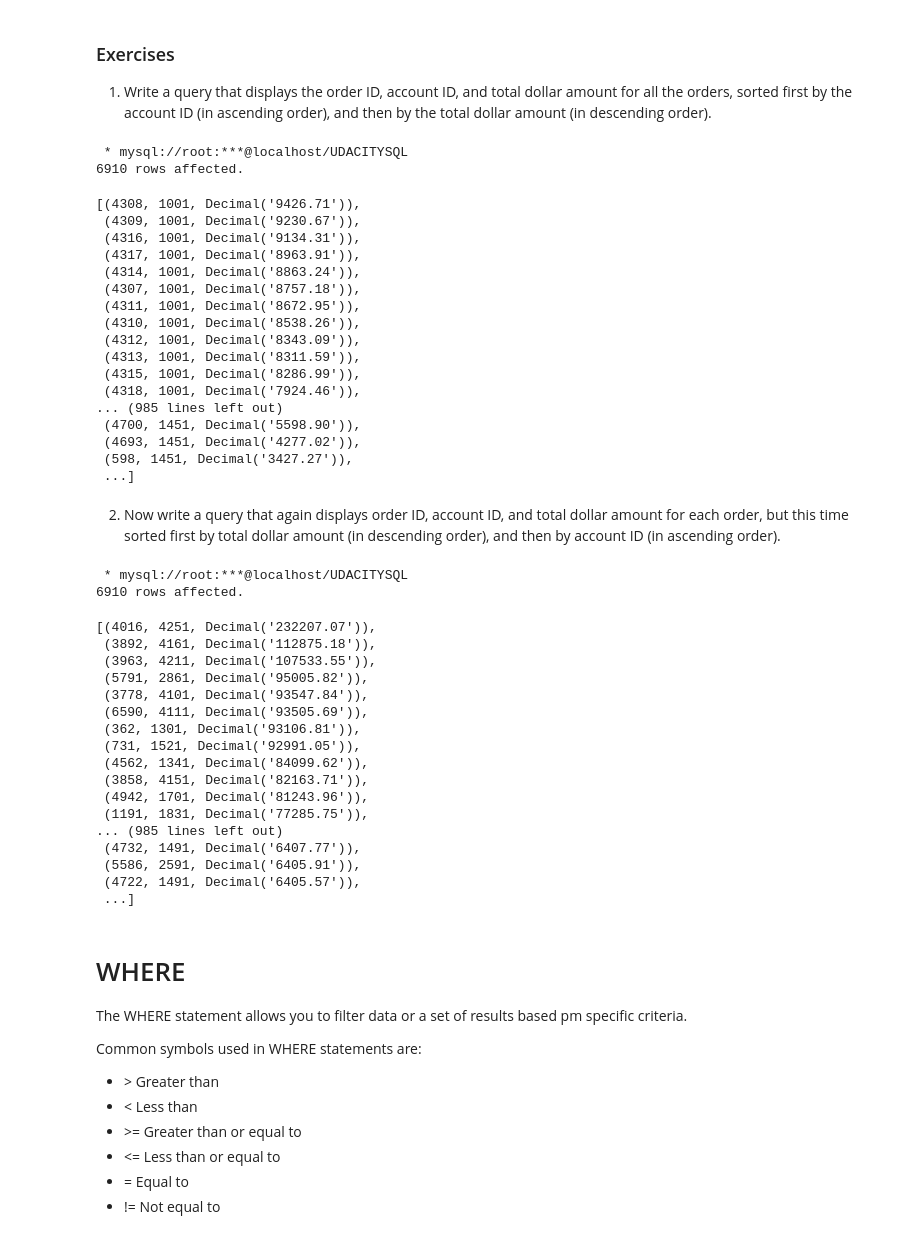
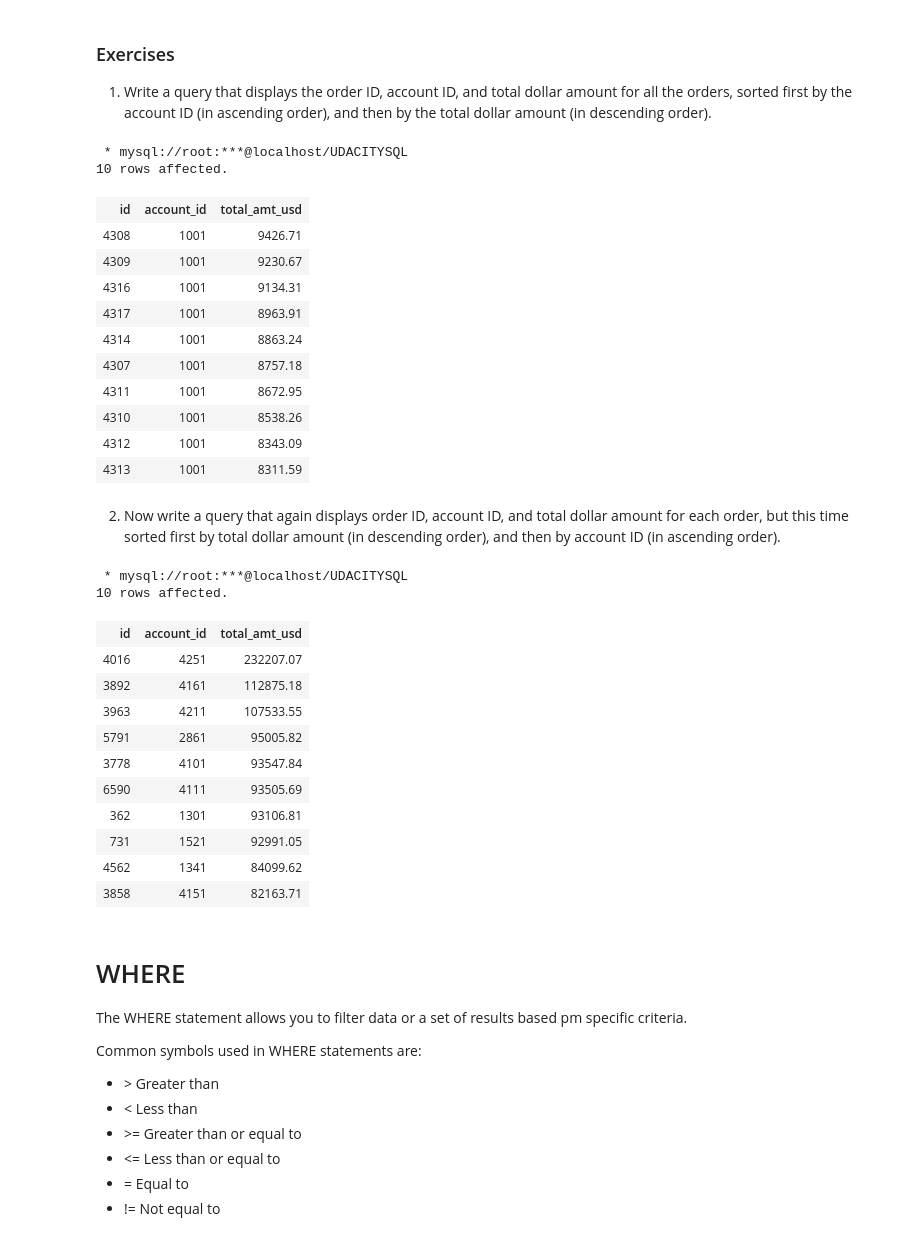
Before and after one commit to EmilyMaPe/SQL-for-Data-Analytics, a Jupyter notebook: BASIC SQL.ipynb, the cells around one changed output. Drawn from its saved outputs; the diff is of its cells as text; code cells hidden in the pictures.

```diff
--- a/BASIC SQL.ipynb
+++ b/BASIC SQL.ipynb
@@ -94,29 +94,24 @@ We can ORDER BY more than one column at a time. When you provide a list of colum
 # %%
 %%sql
 
 SELECT id, account_id, total_amt_usd
     FROM orders
-    ORDER BY account_id, total_amt_usd DESC;
+    ORDER BY account_id, total_amt_usd DESC
+    LIMIT 10;
 # %% [output]
  * mysql://root:***@localhost/UDACITYSQL
-6910 rows affected.
+10 rows affected.
-[(4308, 1001, Decimal('9426.71')),
- (4309, 1001, Decimal('9230.67')),
- (4316, 1001, Decimal('9134.31')),
- (4317, 1001, Decimal('8963.91')),
- (4314, 1001, Decimal('8863.24')),
- (4307, 1001, Decimal('8757.18')),
- (4311, 1001, Decimal('8672.95')),
- (4310, 1001, Decimal('8538.26')),
- (4312, 1001, Decimal('8343.09')),
- (4313, 1001, Decimal('8311.59')),
- (4315, 1001, Decimal('8286.99')),
- (4318, 1001, Decimal('7924.46')),
-... (985 lines left out)
- (4700, 1451, Decimal('5598.90')),
- (4693, 1451, Decimal('4277.02')),
- (598, 1451, Decimal('3427.27')),
- ...]
+| id | account_id | total_amt_usd |
+| 4308 | 1001 | 9426.71 |
+| 4309 | 1001 | 9230.67 |
+| 4316 | 1001 | 9134.31 |
+| 4317 | 1001 | 8963.91 |
+| 4314 | 1001 | 8863.24 |
+| 4307 | 1001 | 8757.18 |
+| 4311 | 1001 | 8672.95 |
+| 4310 | 1001 | 8538.26 |
+| 4312 | 1001 | 8343.09 |
+| 4313 | 1001 | 8311.59 |
 # %% [markdown]
 2. Now write a query that again displays order ID, account ID, and total dollar amount for each order, but this time sorted first by total dollar amount (in descending order), and then by account ID (in ascending order).
 # %%
@@ -124,27 +119,22 @@ SELECT id, account_id, total_amt_usd
 
 SELECT id, account_id, total_amt_usd
     FROM orders
-    ORDER BY total_amt_usd DESC, account_id;
+    ORDER BY total_amt_usd DESC, account_id
+    LIMIT 10;
 # %% [output]
  * mysql://root:***@localhost/UDACITYSQL
-6910 rows affected.
+10 rows affected.
-[(4016, 4251, Decimal('232207.07')),
- (3892, 4161, Decimal('112875.18')),
- (3963, 4211, Decimal('107533.55')),
- (5791, 2861, Decimal('95005.82')),
- (3778, 4101, Decimal('93547.84')),
- (6590, 4111, Decimal('93505.69')),
- (362, 1301, Decimal('93106.81')),
- (731, 1521, Decimal('92991.05')),
- (4562, 1341, Decimal('84099.62')),
- (3858, 4151, Decimal('82163.71')),
- (4942, 1701, Decimal('81243.96')),
- (1191, 1831, Decimal('77285.75')),
-... (985 lines left out)
- (4732, 1491, Decimal('6407.77')),
- (5586, 2591, Decimal('6405.91')),
- (4722, 1491, Decimal('6405.57')),
- ...]
+| id | account_id | total_amt_usd |
+| 4016 | 4251 | 232207.07 |
+| 3892 | 4161 | 112875.18 |
+| 3963 | 4211 | 107533.55 |
+| 5791 | 2861 | 95005.82 |
+| 3778 | 4101 | 93547.84 |
+| 6590 | 4111 | 93505.69 |
+| 362 | 1301 | 93106.81 |
+| 731 | 1521 | 92991.05 |
+| 4562 | 1341 | 84099.62 |
+| 3858 | 4151 | 82163.71 |
 # %% [markdown]
 # WHERE
 The WHERE statement allows you to filter data or a set of results based pm specific criteria.
```
Also changed, not shown: parts of 2 cells of this notebook.
